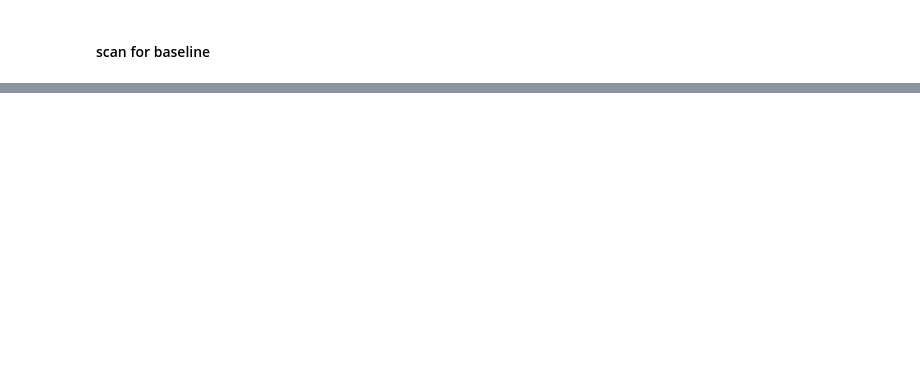
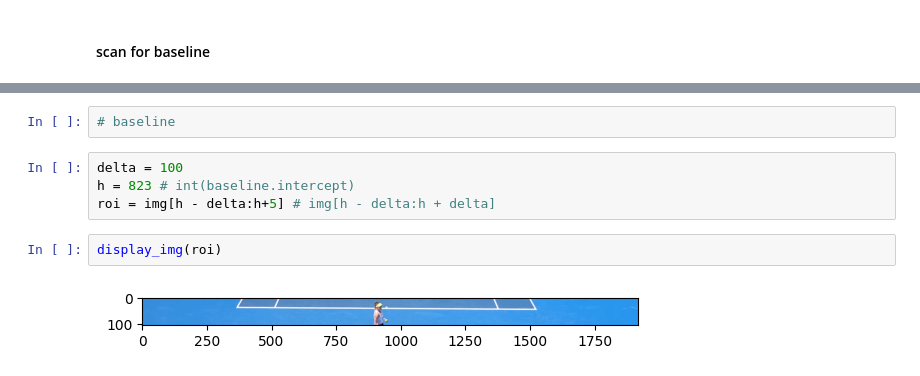
Before and after one commit to polymorvic/tennis-court-detection, a Jupyter notebook: notebooks/roi copy.ipynb, the cells around one changed output, grey strips where cells are left out. Cells and saved outputs as stored; diff of their text form; blank space fills up the shorter version.

```diff
--- a/notebooks/roi copy.ipynb
+++ b/notebooks/roi copy.ipynb
@@ -76,0 +80,10 @@ baseline candidates
+# %%
+# baseline
+# %%
+delta = 100
+h = 823 # int(baseline.intercept)
+roi = img[h - delta:h+5] # img[h - delta:h + delta]
+# %%
+display_img(roi)
+# %% [output]
+[figure, added]
```
Also changed, not shown: parts of 11 cells of this notebook, 1 other file.
